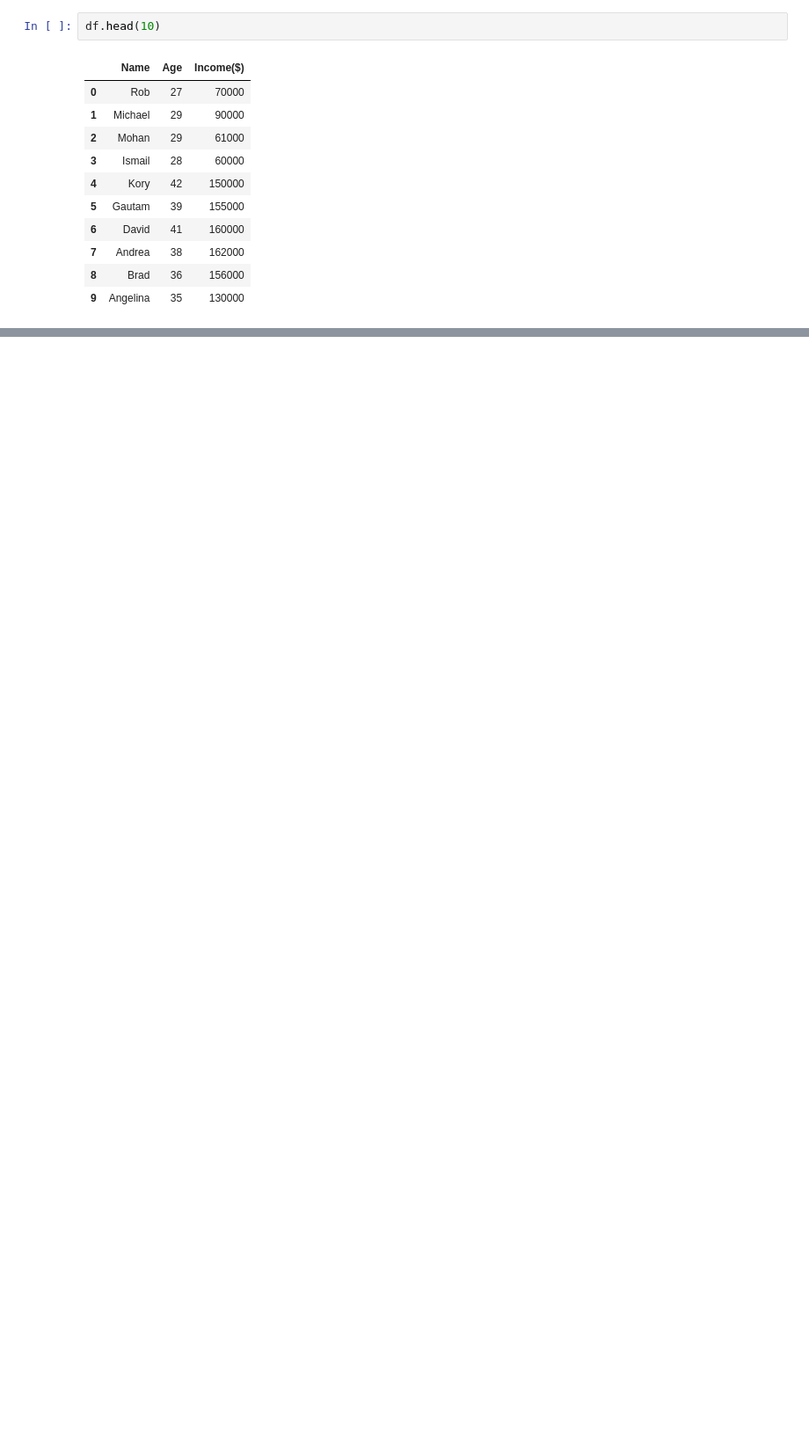
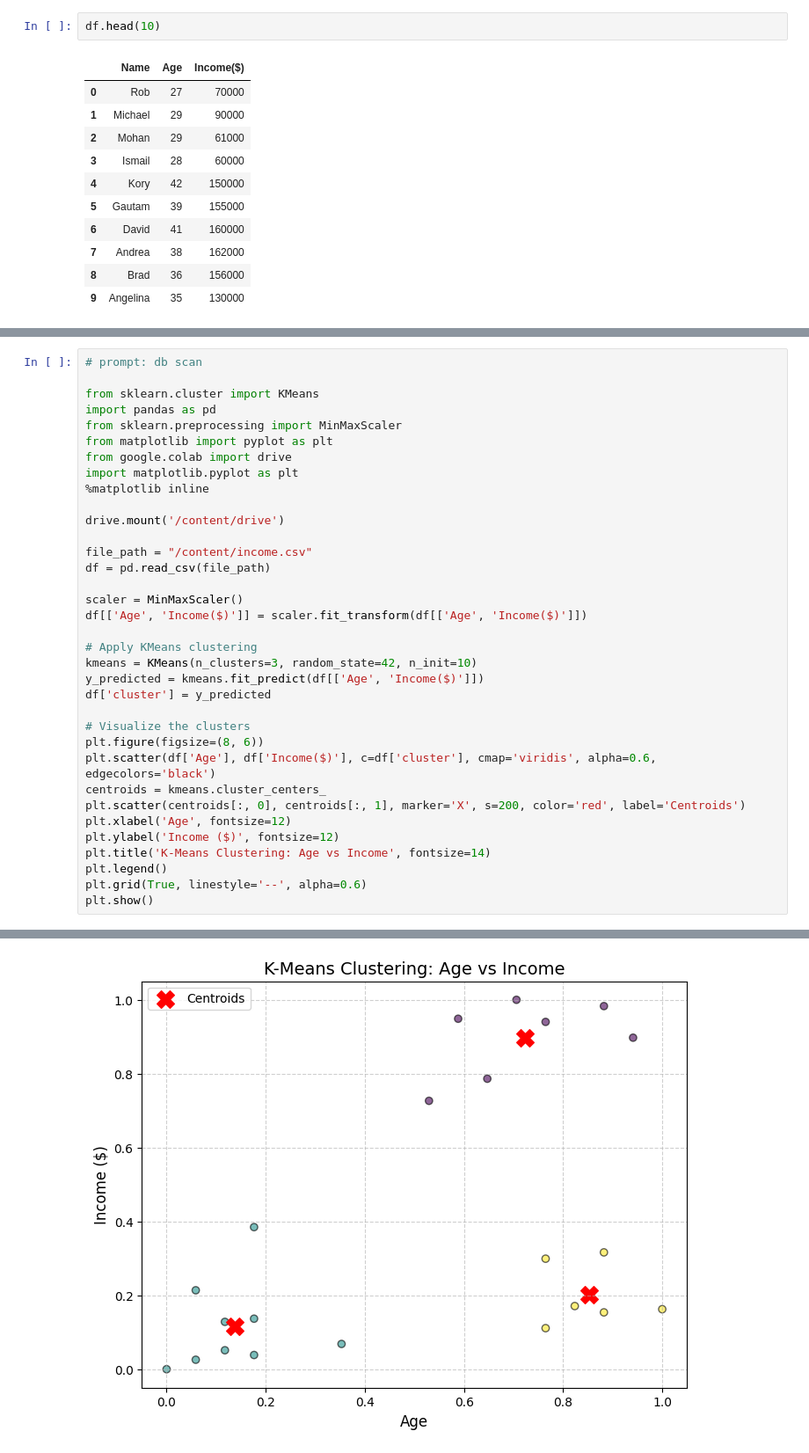
Before and after one commit to madhan2707/ML-with-flask, a Jupyter notebook: k_means.ipynb, the cells around one changed output, grey strips where cells are left out. Shown at 88% size. Cells and saved outputs as stored; diff of their text form; blank space fills up the shorter version.

```diff
--- a/k_means.ipynb
+++ b/k_means.ipynb
@@ -78,0 +141,36 @@ AttributeError: module 'matplotlib.pyplot' has no attribute 'xlable'
+# %%
+# prompt: db scan
+
+from sklearn.cluster import KMeans
+import pandas as pd
+from sklearn.preprocessing import MinMaxScaler
+from matplotlib import pyplot as plt
+from google.colab import drive
+import matplotlib.pyplot as plt
+%matplotlib inline
+
+drive.mount('/content/drive')
+
+file_path = "/content/income.csv"
+df = pd.read_csv(file_path)
+
+scaler = MinMaxScaler()
+df[['Age', 'Income($)']] = scaler.fit_transform(df[['Age', 'Income($)']])
+
+# Apply KMeans clustering
+kmeans = KMeans(n_clusters=3, random_state=42, n_init=10)
+y_predicted = kmeans.fit_predict(df[['Age', 'Income($)']])
+df['cluster'] = y_predicted
+
+# Visualize the clusters
+plt.figure(figsize=(8, 6))
+plt.scatter(df['Age'], df['Income($)'], c=df['cluster'], cmap='viridis', alpha=0.6, edgecolors='black')
+centroids = kmeans.cluster_centers_
+plt.scatter(centroids[:, 0], centroids[:, 1], marker='X', s=200, color='red', label='Centroids')
+plt.xlabel('Age', fontsize=12)
+plt.ylabel('Income ($)', fontsize=12)
+plt.title('K-Means Clustering: Age vs Income', fontsize=14)
+plt.legend()
+plt.grid(True, linestyle='--', alpha=0.6)
+plt.show()
+# %% [output]
@@ -78,0 +178 @@ AttributeError: module 'matplotlib.pyplot' has no attribute 'xlable'
+[figure, added]
```
Also changed, not shown: parts of 18 cells of this notebook.
